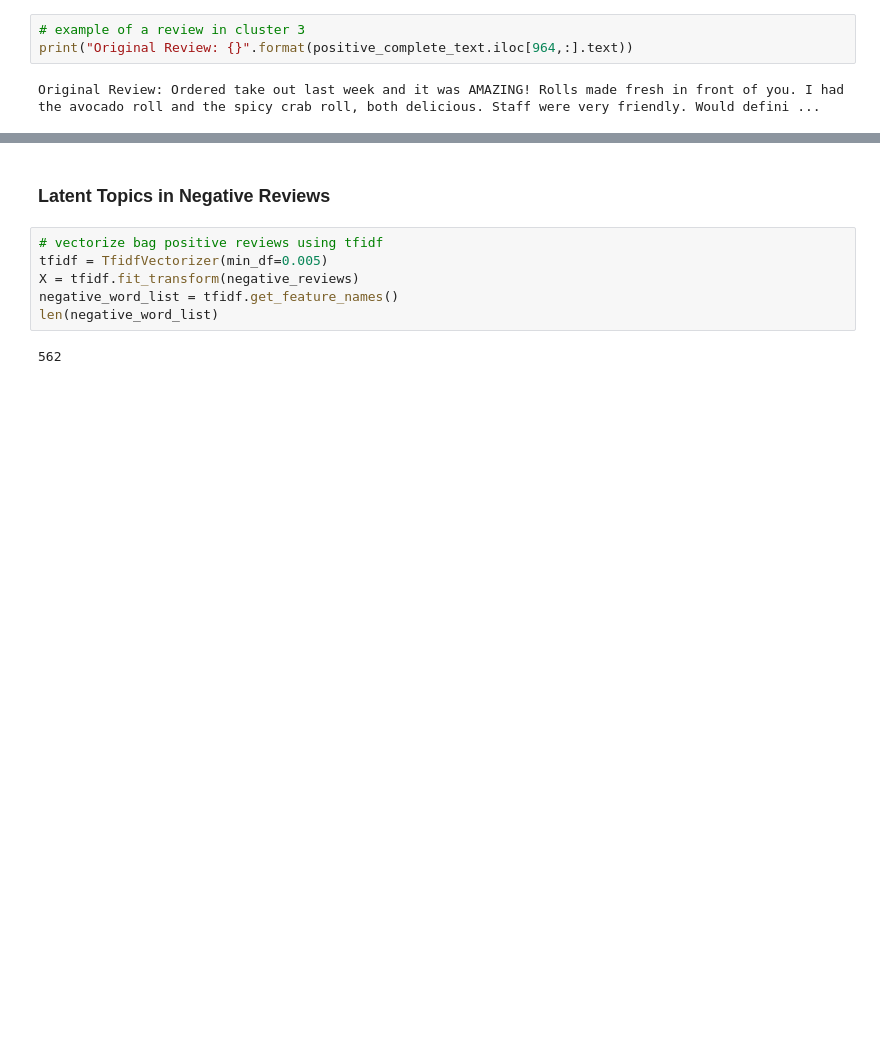
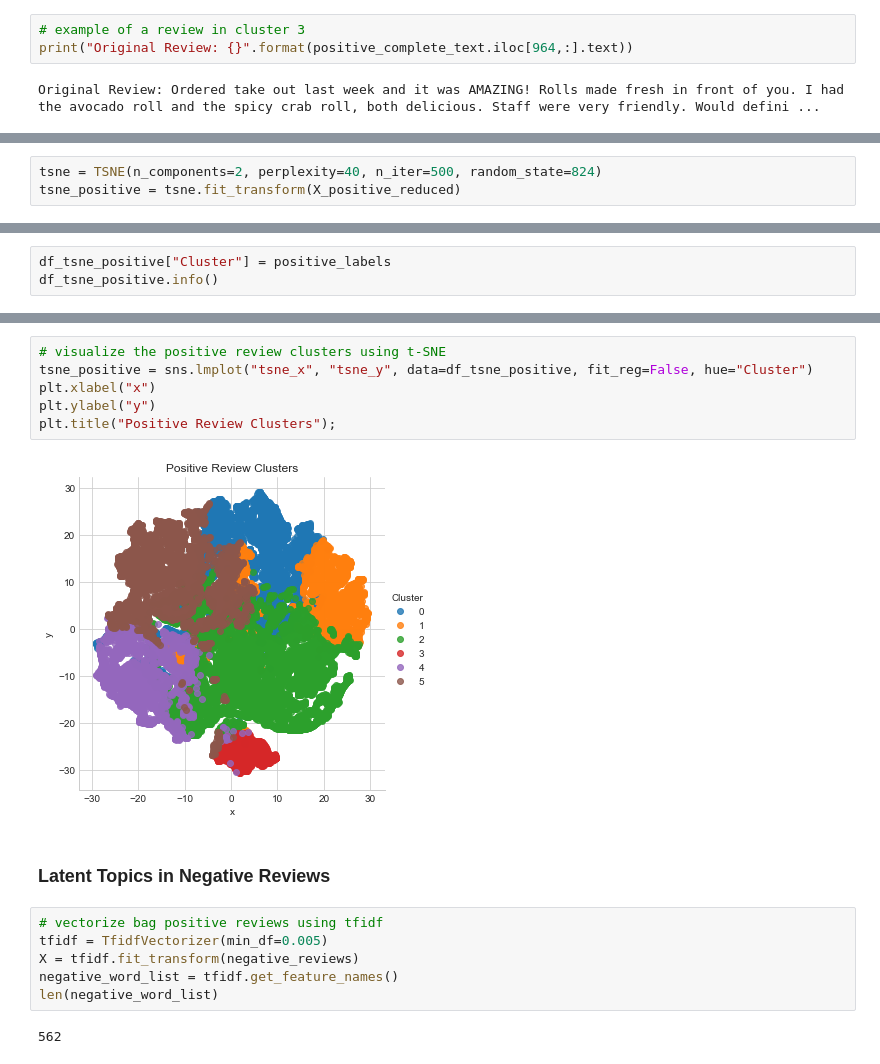
Before and after one commit to ailchau/Metis_Projects, a Jupyter notebook: wrangling_with_restaurant_reviews/wrangling_with_restaurant_reviews.ipynb, the cells around one changed output, grey strips where cells are left out. Saved outputs shown, nothing was run; the diff lists cells and outputs as text; blank space fills up the shorter version.

```diff
--- a/wrangling_with_restaurant_reviews/wrangling_with_restaurant_reviews.ipynb
+++ b/wrangling_with_restaurant_reviews/wrangling_with_restaurant_reviews.ipynb
@@ -612,0 +623,3 @@ Original Review: Ordered take out last week and it was AMAZING! Rolls made fresh
+# %%
+tsne = TSNE(n_components=2, perplexity=40, n_iter=500, random_state=824)
+tsne_positive = tsne.fit_transform(X_positive_reduced)
@@ -612,0 +631,3 @@ Original Review: Ordered take out last week and it was AMAZING! Rolls made fresh
+# %%
+df_tsne_positive["Cluster"] = positive_labels
+df_tsne_positive.info()
@@ -613,3 +644,11 @@ Original Review: Ordered take out last week and it was AMAZING! Rolls made fresh
+# %%
+# visualize the positive review clusters using t-SNE
+tsne_positive = sns.lmplot("tsne_x", "tsne_y", data=df_tsne_positive, fit_reg=False, hue="Cluster")
+plt.xlabel("x")
+plt.ylabel("y")
+plt.title("Positive Review Clusters");
+# %% [output]
+[figure, added]
 # %% [markdown]
 ### Latent Topics in Negative Reviews
 # %%
```
Also changed, not shown: parts of 22 cells of this notebook.
